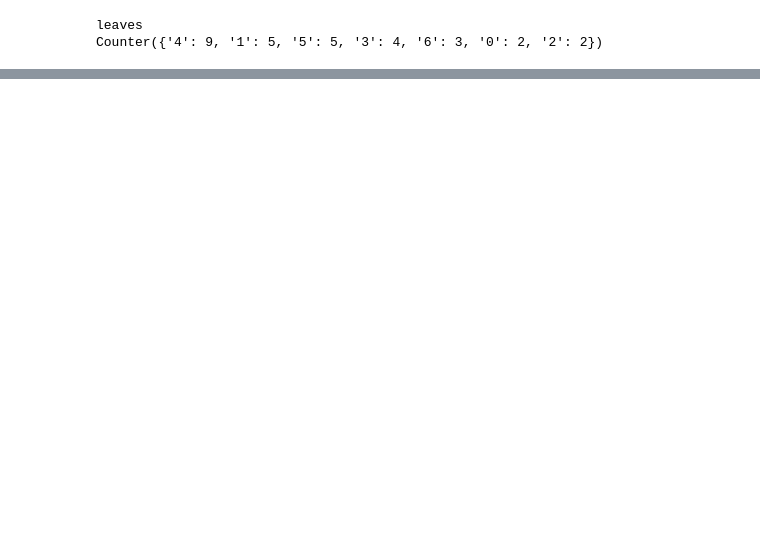
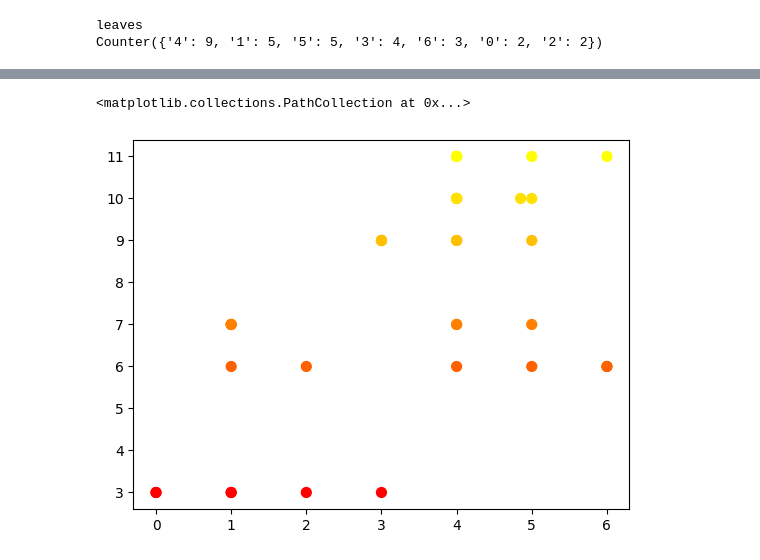
Before and after one commit to Raccoonn78/MagiCtr, a Jupyter notebook: Интеллектуальные системы и технологии/pr4/pr4.ipynb, the cells around one changed output, grey strips where cells are left out. Saved outputs shown, nothing was run; the diff lists cells and outputs as text; code cells hidden in the pictures; blank space fills up the shorter version.

```diff
--- a/Интеллектуальные системы и технологии/pr4/pr4.ipynb
+++ b/Интеллектуальные системы и технологии/pr4/pr4.ipynb
@@ -148,7 +149,7 @@ X_res, y_res = sm.fit_resample(x_train.values.reshape(-1, 1), y_train.ravel())
 sm = BorderlineSMOTE( k_neighbors = 2,random_state=100, kind='borderline-1')
 X_res_2, y_res_2 = sm.fit_resample(x_train.values.reshape(-1, 1), y_train.ravel())
 # %%
-for x_new_train,y_new_train in zip([x_train, X_diver_res, X_res, X_res_2],[y_train, y_diver_res, y_res, y_res_2]):
+for x_new_train,y_new_train, version in zip([x_train, X_diver_res, X_res, X_res_2],[y_train, y_diver_res, y_res, y_res_2], ['ДЕФОЛТ','SMOTE','borderline-SMOTE ','borderline-SMOTE _2']):
     try:
         x_new_train=x_new_train.values.reshape(-1, 1)
     except:
@@ -210,14 +211,14 @@ for x_new_train,y_new_train in zip([x_train, X_diver_res, X_res, X_res_2],[y_tra
     metrics = []
     models =  ['SVM' , 'KNN', 'Random_Forest']
     predictions=[y_pred_SVM, y_pred_KNN, y_pred_RF]
-
+    tprint(version)
     for lab,i in zip(models, predictions):
         precision, recall, fscore, _ = score(y_test, i, average='weighted')
         accuracy = accuracy_score(y_test, i)
 
 
-        metrics.append(pd.Series({  'precision':precision,
-                                    'recall':recall,
+        metrics.append(pd.Series({  'precision':precision,  # Точность
+                                    'recall':recall, # полнота
                                     'fscore':fscore,
                                     'accuracy':accuracy,}, name=lab))
 
@@ -247,0 +272,7 @@ accuracy   0.300000  0.333333       0.166667
+# %%
+
+
+plt.scatter(X_diver_res.reshape(1, -1)[0,:] ,y_diver_res , c=[i for i in y_diver_res], s=50, cmap='autumn')
+# %% [output]
+<matplotlib.collections.PathCollection at 0x...>
+[figure, added]
```
Also changed, not shown: parts of 7 cells of this notebook, 1 other file.
